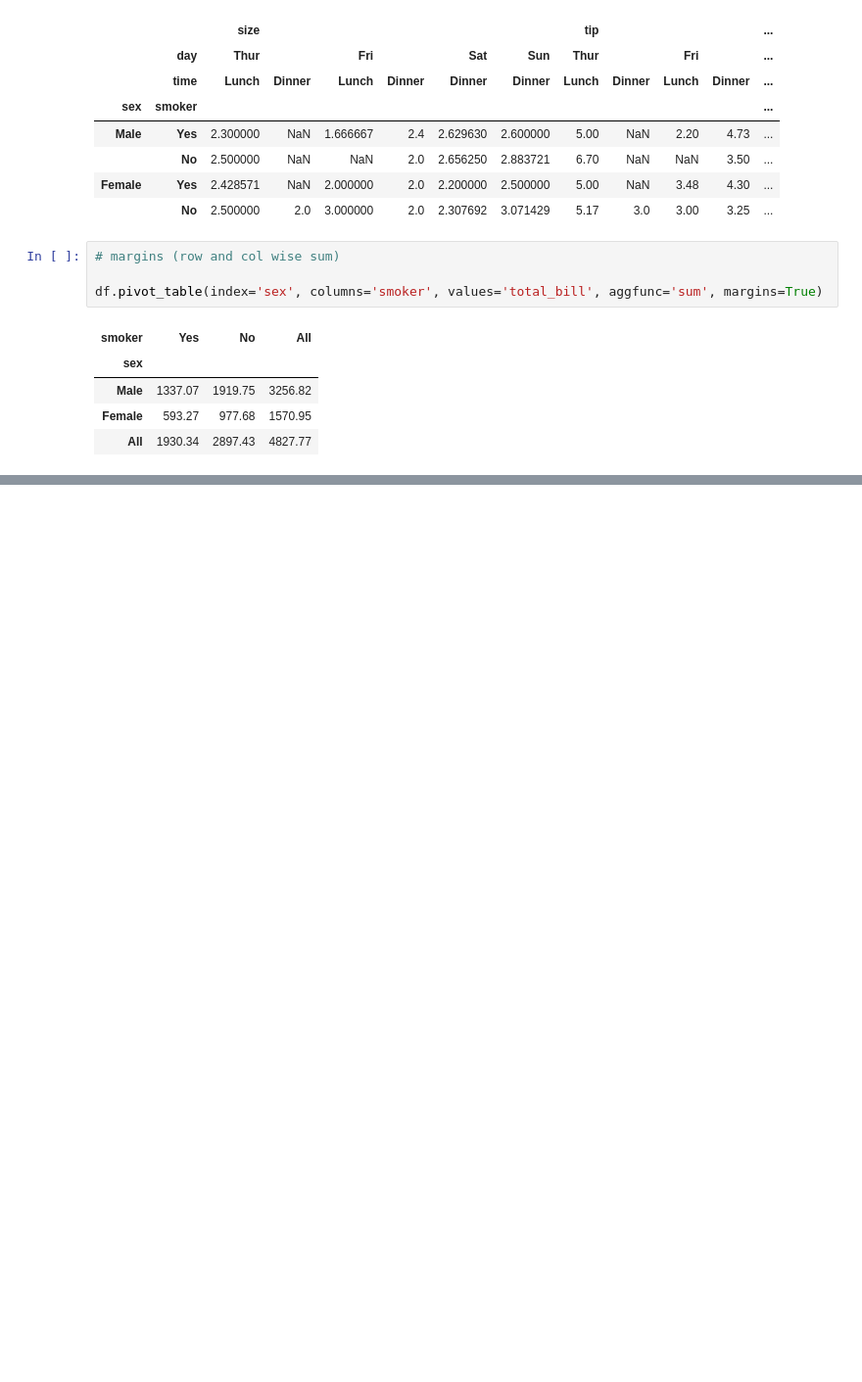
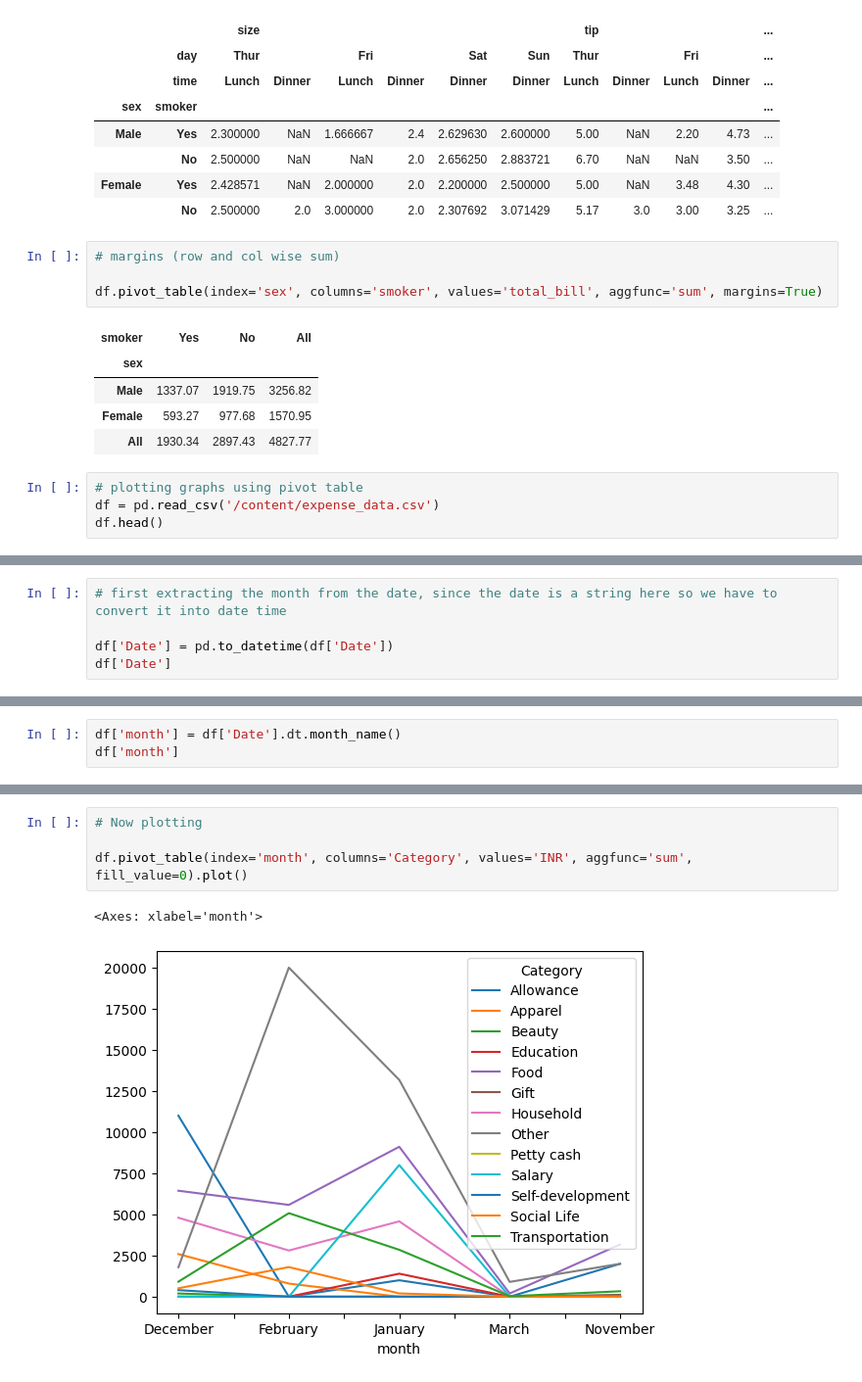
Before and after one commit to Muhammad-Waleed-Source/Pandas, a Jupyter notebook: Pandas_6_MultiIndex_Series_and_DataFrames.ipynb, the cells around one changed output, grey strips where cells are left out. Shown at 98% size. Drawn from its saved outputs; the diff is of its cells as text; blank space fills up the shorter version.

Commit message:
Ploting with pivot table

```diff
--- a/Pandas_6_MultiIndex_Series_and_DataFrames.ipynb
+++ b/Pandas_6_MultiIndex_Series_and_DataFrames.ipynb
@@ -1257,3 +1257,7 @@ df.pivot_table(index='sex', columns='smoker', values='total_bill', aggfunc='sum'
 | Male | 1337.07 | 1919.75 | 3256.82 |
 | Female | 593.27 | 977.68 | 1570.95 |
 | All | 1930.34 | 2897.43 | 4827.77 |
+# %%
+# plotting graphs using pivot table
+df = pd.read_csv('/content/expense_data.csv')
+df.head()
@@ -1259,0 +1291,5 @@ df.pivot_table(index='sex', columns='smoker', values='total_bill', aggfunc='sum'
+# %%
+# first extracting the month from the date, since the date is a string here so we have to convert it into date time
+
+df['Date'] = pd.to_datetime(df['Date'])
+df['Date']
@@ -1259,0 +1334,3 @@ df.pivot_table(index='sex', columns='smoker', values='total_bill', aggfunc='sum'
+# %%
+df['month'] = df['Date'].dt.month_name()
+df['month']
@@ -1259,0 +1373,7 @@ df.pivot_table(index='sex', columns='smoker', values='total_bill', aggfunc='sum'
+# %%
+# Now plotting
+
+df.pivot_table(index='month', columns='Category', values='INR', aggfunc='sum', fill_value=0).plot()
+# %% [output]
+<Axes: xlabel='month'>
+[figure, added]
```
Also changed, not shown: parts of 9 cells of this notebook.
